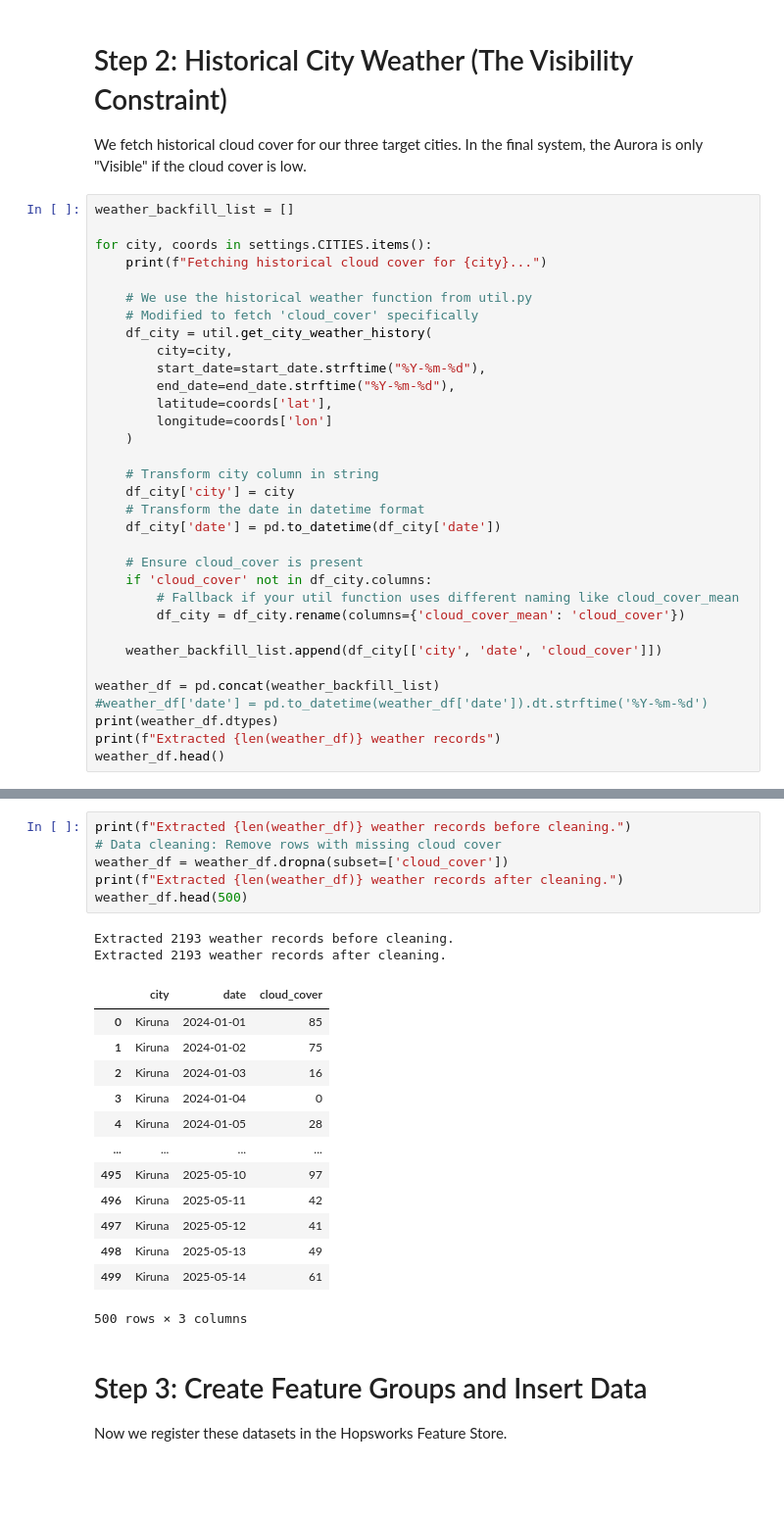
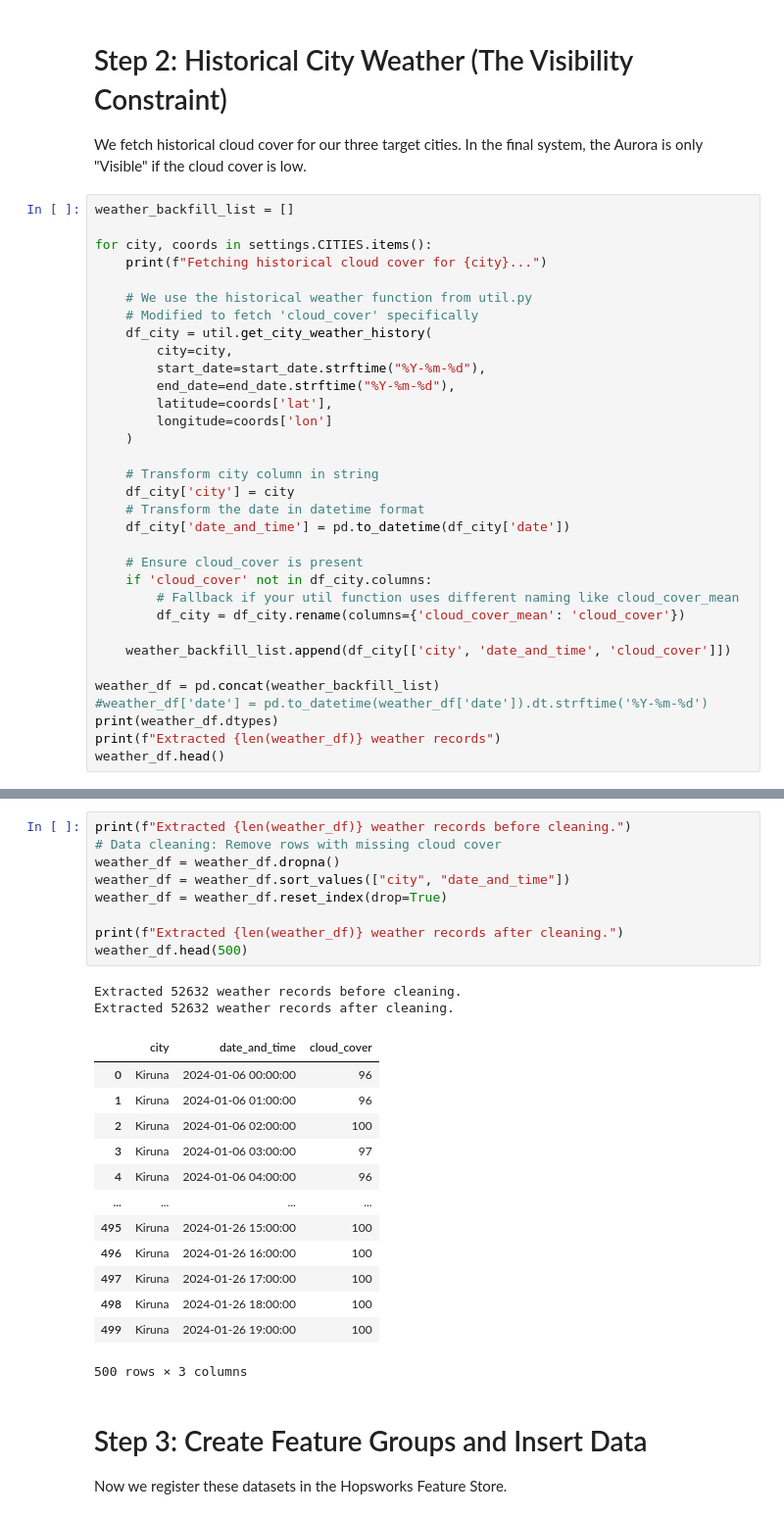
Before and after one commit to AlessandroBertelli/ID2223_Project, a Jupyter notebook: 1_aurora_feature_backfill.ipynb, the cells around one changed output, grey strips where cells are left out. Shown at 98% size. Cells and saved outputs as stored; diff of their text form; blank space fills up the shorter version.

```diff
--- a/1_aurora_feature_backfill.ipynb
+++ b/1_aurora_feature_backfill.ipynb
@@ -201,14 +207,14 @@ for city, coords in settings.CITIES.items():
     # Transform city column in string
     df_city['city'] = city
     # Transform the date in datetime format
-    df_city['date'] = pd.to_datetime(df_city['date'])
+    df_city['date_and_time'] = pd.to_datetime(df_city['date'])
 
     # Ensure cloud_cover is present
     if 'cloud_cover' not in df_city.columns:
         # Fallback if your util function uses different naming like cloud_cover_mean
         df_city = df_city.rename(columns={'cloud_cover_mean': 'cloud_cover'})
 
-    weather_backfill_list.append(df_city[['city', 'date', 'cloud_cover']])
+    weather_backfill_list.append(df_city[['city', 'date_and_time', 'cloud_cover']])
 
 weather_df = pd.concat(weather_backfill_list)
 #weather_df['date'] = pd.to_datetime(weather_df['date']).dt.strftime('%Y-%m-%d')
@@ -233,24 +239,27 @@ Extracted 2193 weather records
 # %%
 print(f"Extracted {len(weather_df)} weather records before cleaning.")
 # Data cleaning: Remove rows with missing cloud cover
-weather_df = weather_df.dropna(subset=['cloud_cover'])
+weather_df = weather_df.dropna()
+weather_df = weather_df.sort_values(["city", "date_and_time"])
+weather_df = weather_df.reset_index(drop=True)
+
 print(f"Extracted {len(weather_df)} weather records after cleaning.")
 weather_df.head(500)
 # %% [output]
-Extracted 2193 weather records before cleaning.
-Extracted 2193 weather records after cleaning.
+Extracted 52632 weather records before cleaning.
+Extracted 52632 weather records after cleaning.
-|  | city | date | cloud_cover |
-| 0 | Kiruna | 2024-01-01 | 85 |
-| 1 | Kiruna | 2024-01-02 | 75 |
-| 2 | Kiruna | 2024-01-03 | 16 |
-| 3 | Kiruna | 2024-01-04 | 0 |
-| 4 | Kiruna | 2024-01-05 | 28 |
+|  | city | date_and_time | cloud_cover |
+| 0 | Kiruna | 2024-01-06 00:00:00 | 96 |
+| 1 | Kiruna | 2024-01-06 01:00:00 | 96 |
+| 2 | Kiruna | 2024-01-06 02:00:00 | 100 |
+| 3 | Kiruna | 2024-01-06 03:00:00 | 97 |
+| 4 | Kiruna | 2024-01-06 04:00:00 | 96 |
 | ... | ... | ... | ... |
-| 495 | Kiruna | 2025-05-10 | 97 |
-| 496 | Kiruna | 2025-05-11 | 42 |
-| 497 | Kiruna | 2025-05-12 | 41 |
-| 498 | Kiruna | 2025-05-13 | 49 |
-| 499 | Kiruna | 2025-05-14 | 61 |
+| 495 | Kiruna | 2024-01-26 15:00:00 | 100 |
+| 496 | Kiruna | 2024-01-26 16:00:00 | 100 |
+| 497 | Kiruna | 2024-01-26 17:00:00 | 100 |
+| 498 | Kiruna | 2024-01-26 18:00:00 | 100 |
+| 499 | Kiruna | 2024-01-26 19:00:00 | 100 |
 500 rows × 3 columns
 # %% [markdown]
 # Step 3: Create Feature Groups and Insert Data
```
Also changed, not shown: parts of 9 cells of this notebook, 4 other files.
